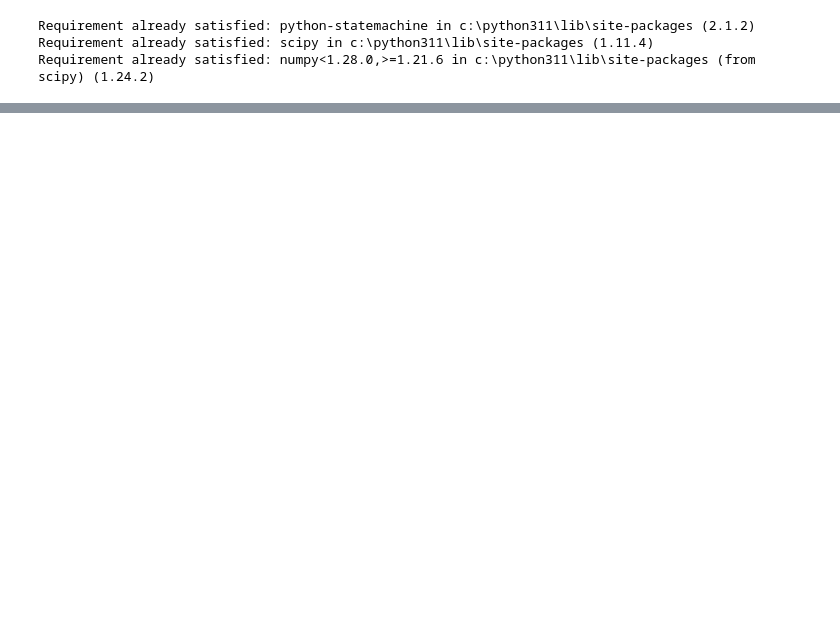
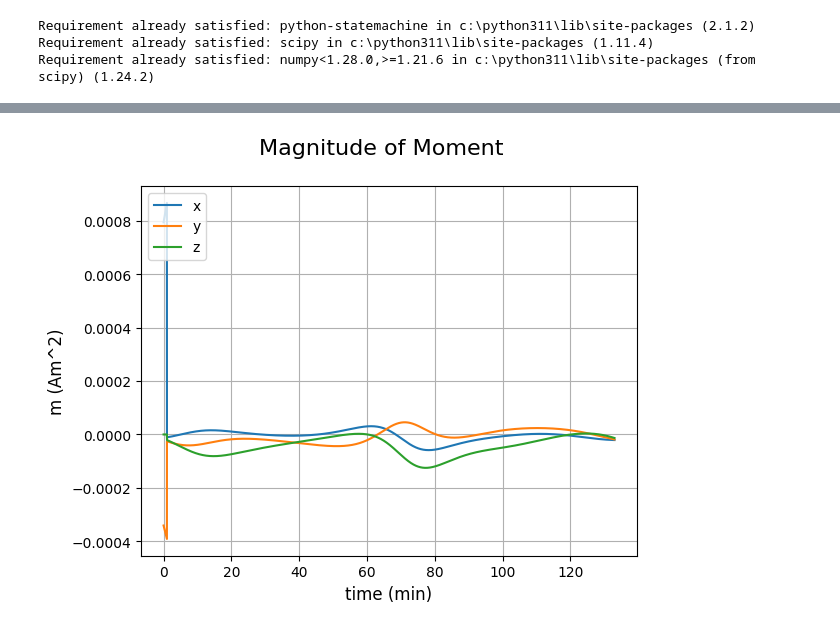
Before and after one commit to shivam-vohra/adcs-and-spacecraft-controller, a Jupyter notebook: MainSimulation.ipynb, the cells around one changed output, grey strips where cells are left out. Drawn from its saved outputs; the diff is of its cells as text; code cells hidden in the pictures; blank space fills up the shorter version.

```diff
--- a/MainSimulation.ipynb
+++ b/MainSimulation.ipynb
@@ -276,0 +224,15 @@ plt.show()
+# %%
+fig3 = plt.figure()
+fig3.suptitle('Magnitude of Moment', fontsize=16)
+
+# Plot moment:
+ax1 = fig3.add_subplot(1, 1, 1)
+ax1.plot(time, m_history[:,0], label="x")
+ax1.plot(time, m_history[:,1], label="y")
+ax1.plot(time, m_history[:,2], label="z")
+ax1.set_ylabel('m (Am^2)', fontsize=12)
+ax1.set_xlabel('time (min)', fontsize=12)
+ax1.legend(loc="upper left")
+ax1.grid(True)
+# %% [output]
+[figure, added]
```
Also changed, not shown: parts of 4 cells of this notebook, 2 other files.
